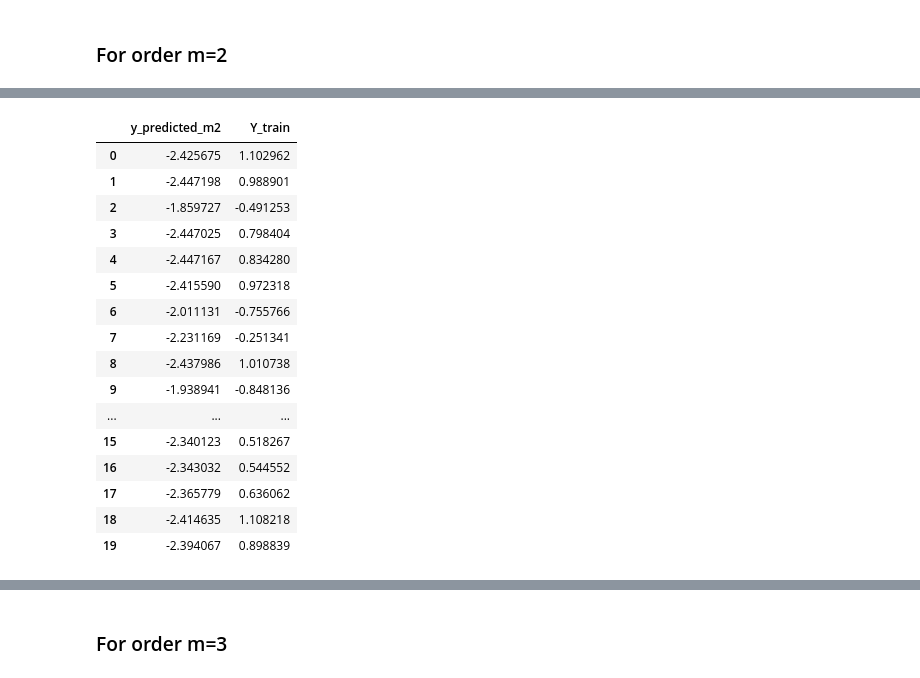
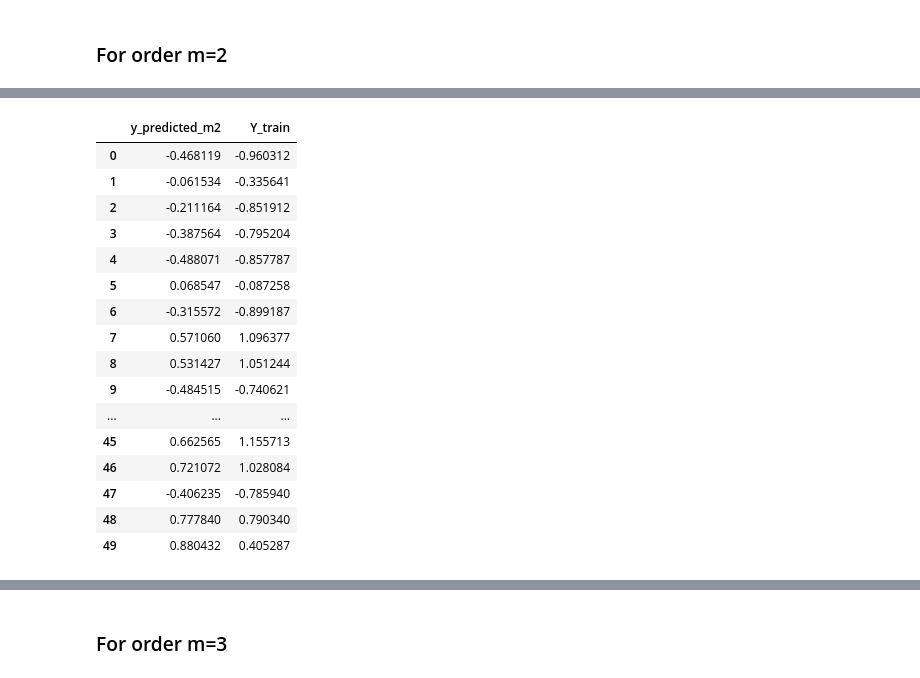
Before and after one commit to Rohanjos97/machine-learning-assignments, a Jupyter notebook: Assignment2.ipynb, the cells around one changed output, grey strips where cells are left out. Cells and saved outputs as stored; diff of their text form; code cells hidden in the pictures.

```diff
--- a/Assignment2.ipynb
+++ b/Assignment2.ipynb
@@ -116,6 +116,6 @@ def LSPR(x_dataset, y_dataset, degree):
   temp = np.matrix(np.dot(X_Trans_X_Inv, X.T))
   return np.dot(temp, y_dataset.values)
 
-LSP_ord_1 = np.flip(np.array(LSPR(df_train['X_train'], df_train['Y_train'], 1)))
+LSP_ord_1 = np.array(LSPR(df_train['X_train'], df_train['Y_train'], 1))
 LSP_ord_1
 # %% [output]
@@ -123,6 +123,6 @@ array([[-2.67385191,  1.52325434]])
 # %%
 # Get the 'x' test data as an array to pass on to polynomial function
-X = np.array(df_train['X_train'])
+X = np.array(df_test['X_test'])
 y_predicted_m1 = []
 
 for val in X:
@@ -131,9 +131,6 @@ for val in X:
     y_val += LSP_ord_1[0][deg] * math.pow(val, deg)
   y_predicted_m1.append(y_val)
 
-# plot to compare trained vs actual values
-plt.scatter(X, y_predicted_m1, color='red')
-plt.scatter(X, np.array(df_train['Y_train']), color='black')
-
-print(np.array(y_predicted_m1))
+df_predicted_m1 = pd.DataFrame(data=(X, y_predicted_m1),index=['X', 'Y_predicted']).T
+df_predicted_m1
 # %% [output]
@@ -239,6 +263,6 @@ def LSPR(x_dataset, y_dataset, degree):
   temp = np.matrix(np.dot(X_Trans_X_Inv, X.T))
   return np.dot(temp, y_dataset.values)
 
-LSP_ord_2 = np.flip(np.array(LSPR(df_train['X_train'], df_train['Y_train'], 2)))
+LSP_ord_2 = np.array(LSPR(df_train['X_train'], df_train['Y_train'], 2))
 LSP_ord_2
 # %% [output]
@@ -246,6 +270,6 @@ array([[-2.42725344, -0.29531628,  1.09161131]])
 # %%
 # Get the 'x' test data as an array to pass on to polynomial function
-X = np.array(df_train['X_train'])
+X = np.array(df_test['X_test'])
 y_predicted_m2 = []
 
 for val in X:
@@ -254,9 +278,6 @@ for val in X:
     y_val += LSP_ord_2[0][deg] * math.pow(val, deg)
   y_predicted_m2.append(y_val)
 
-# plot to compare trained vs actual values
-plt.scatter(X, y_predicted_m2, color='red')
-plt.scatter(X, np.array(df_train['Y_train']), color='black')
-
-print(np.array(y_predicted_m2))
+df_predicted_m2 = pd.DataFrame(data=(X, y_predicted_m2),index=['X', 'Y_predicted']).T
+df_predicted_m2
 # %% [output]
@@ -268,25 +319,25 @@ print(np.array(y_predicted_m2))
 # %%
-y_vs_y_hat_m2 = pd.DataFrame(data=(y_predicted_m2,Y_train),index=['y_predicted_m2','Y_train'])
+y_vs_y_hat_m2 = pd.DataFrame(data=(y_predicted_m2,Y_test),index=['y_predicted_m2','Y_train'])
 y_vs_y_hat_m2 = y_vs_y_hat_m2.T
 y_vs_y_hat_m2
 # %% [output]
 |  | y_predicted_m2 | Y_train |
-| 0 | -2.425675 | 1.102962 |
-| 1 | -2.447198 | 0.988901 |
-| 2 | -1.859727 | -0.491253 |
-| 3 | -2.447025 | 0.798404 |
-| 4 | -2.447167 | 0.834280 |
-| 5 | -2.415590 | 0.972318 |
-| 6 | -2.011131 | -0.755766 |
-| 7 | -2.231169 | -0.251341 |
-| 8 | -2.437986 | 1.010738 |
-| 9 | -1.938941 | -0.848136 |
+| 0 | -0.468119 | -0.960312 |
+| 1 | -0.061534 | -0.335641 |
+| 2 | -0.211164 | -0.851912 |
+| 3 | -0.387564 | -0.795204 |
+| 4 | -0.488071 | -0.857787 |
+| 5 | 0.068547 | -0.087258 |
+| 6 | -0.315572 | -0.899187 |
+| 7 | 0.571060 | 1.096377 |
+| 8 | 0.531427 | 1.051244 |
+| 9 | -0.484515 | -0.740621 |
 | ... | ... | ... |
-| 15 | -2.340123 | 0.518267 |
-| 16 | -2.343032 | 0.544552 |
-| 17 | -2.365779 | 0.636062 |
-| 18 | -2.414635 | 1.108218 |
-| 19 | -2.394067 | 0.898839 |
+| 45 | 0.662565 | 1.155713 |
+| 46 | 0.721072 | 1.028084 |
+| 47 | -0.406235 | -0.785940 |
+| 48 | 0.777840 | 0.790340 |
+| 49 | 0.880432 | 0.405287 |
 # %%
 ssr_m2 = []
 for itr in range(len(y_vs_y_hat_m2)):
```
Also changed, not shown: parts of 26 cells of this notebook.
